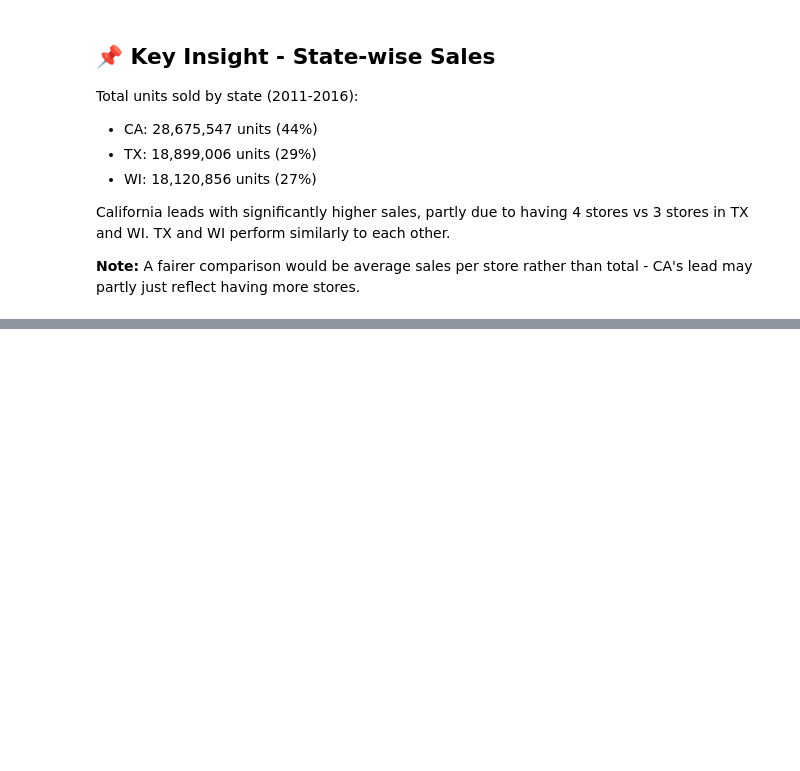
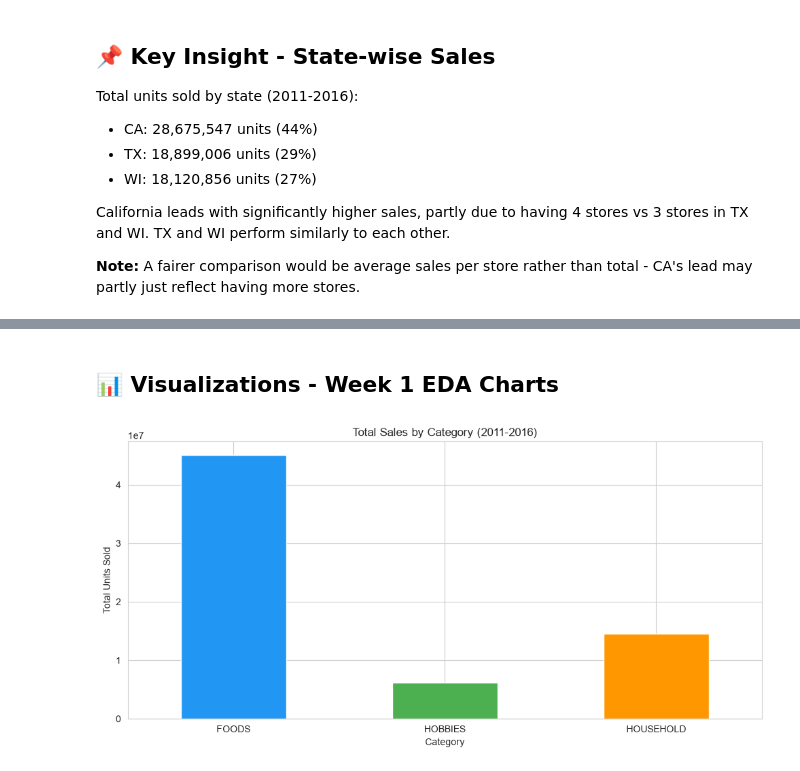
Before and after one commit to saiprasad9900/retail-demand-forecasting, a Jupyter notebook: notebooks/week1_eda.ipynb, the cells around one changed output, grey strips where cells are left out. Saved outputs shown, nothing was run; the diff lists cells and outputs as text; code cells hidden in the pictures; blank space fills up the shorter version.

Commit message:
Week 1 Complete: EDA analysis, time-based trends, and visualizations

```diff
--- a/notebooks/week1_eda.ipynb
+++ b/notebooks/week1_eda.ipynb
@@ -156,0 +319,20 @@ than total - CA's lead may partly just reflect having more stores.
+# %% [markdown]
+## 📊 Visualizations - Week 1 EDA Charts
+# %%
+import matplotlib.pyplot as plt
+import seaborn as sns
+
+# Set style for all charts
+sns.set_style('whitegrid')
+plt.rcParams['figure.figsize'] = (10, 5)
+# %%
+# Chart 1: Category-wise total sales
+category_sales.plot(kind='bar', color=['#2196F3', '#4CAF50', '#FF9800'])
+plt.title('Total Sales by Category (2011-2016)')
+plt.xlabel('Category')
+plt.ylabel('Total Units Sold')
+plt.xticks(rotation=0)
+plt.tight_layout()
+plt.show()
+# %% [output]
+[figure, added]
```
Also changed, not shown: parts of 22 cells of this notebook.
